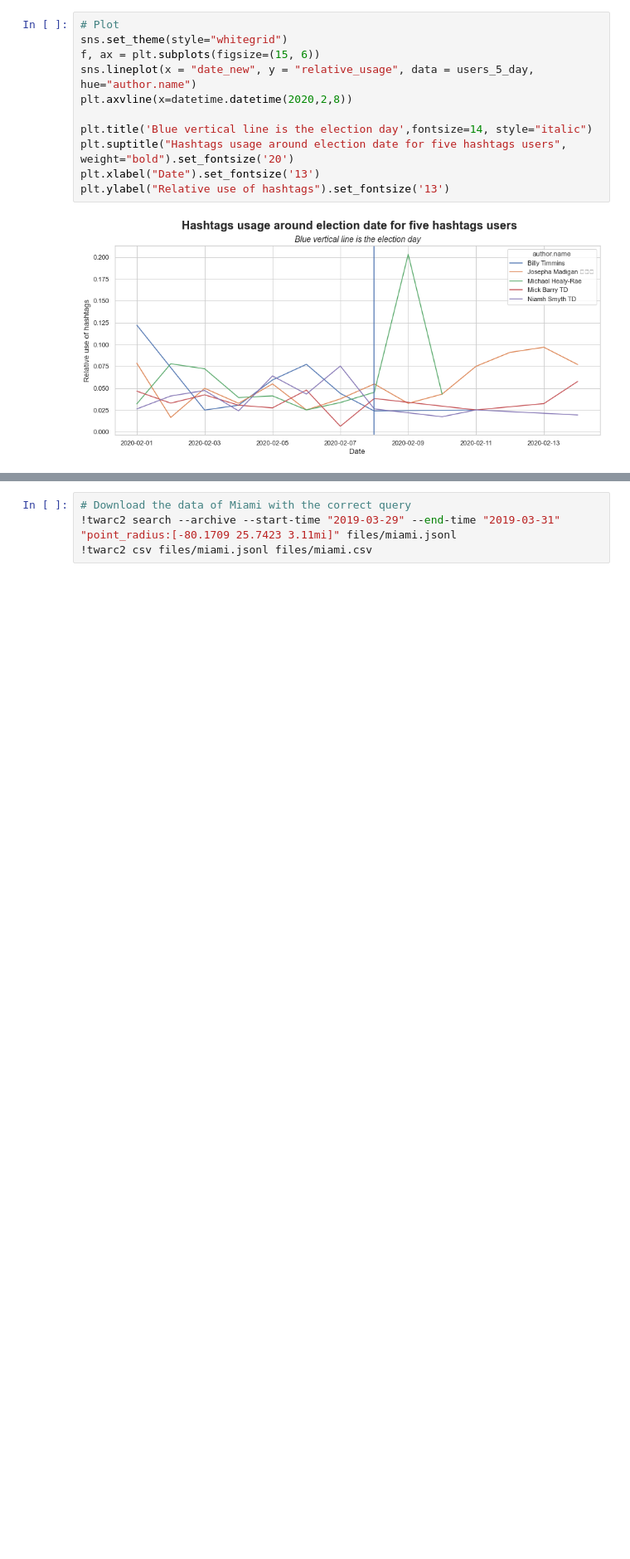
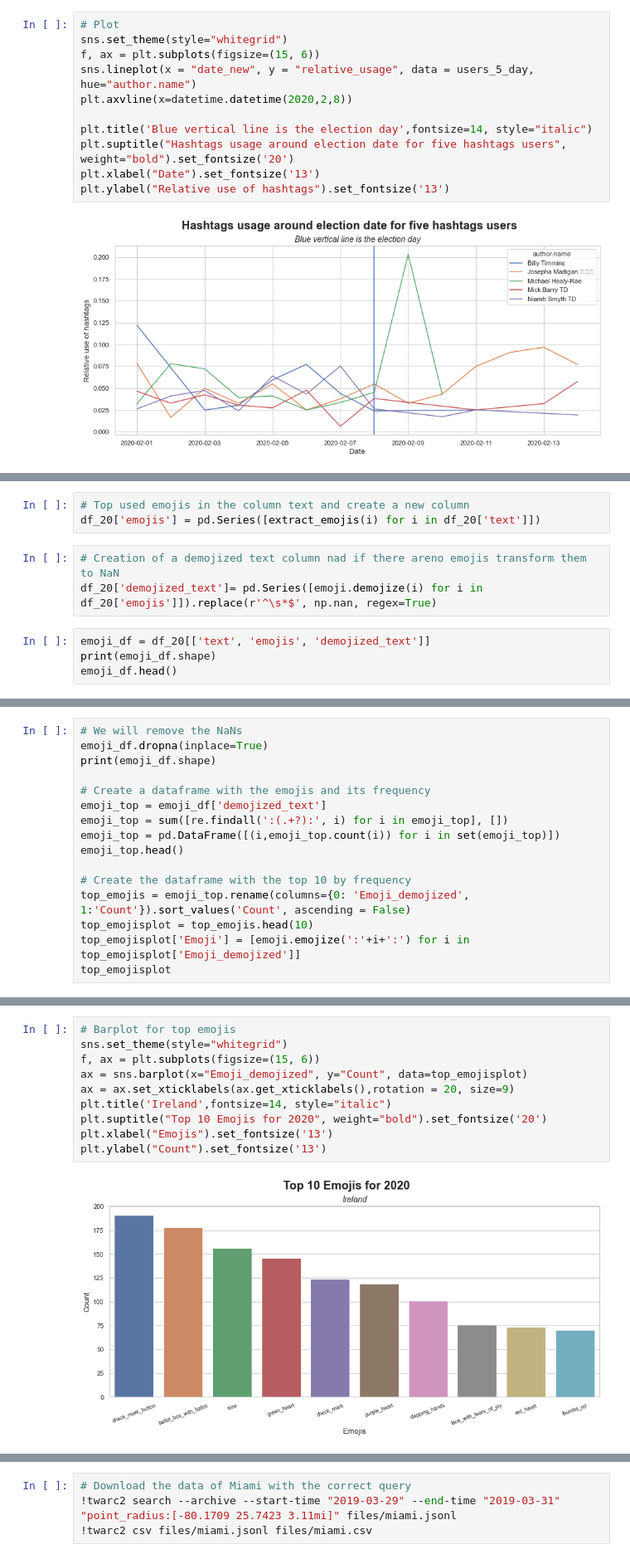
Before and after one commit to andresvBSE/TM-Twitter-PSET2, a Jupyter notebook: PST2.ipynb, the cells around one changed output, grey strips where cells are left out. Shown at 83% size. Saved outputs shown, nothing was run; the diff lists cells and outputs as text; blank space fills up the shorter version.

```diff
--- a/PST2.ipynb
+++ b/PST2.ipynb
@@ -178,0 +185,10 @@ Can you select the top used emojis in your data? Similarly, create a code that t
+# %%
+# Top used emojis in the column text and create a new column
+df_20['emojis'] = pd.Series([extract_emojis(i) for i in df_20['text']])
+# %%
+# Creation of a demojized text column nad if there areno emojis transform them to NaN
+df_20['demojized_text']= pd.Series([emoji.demojize(i) for i in df_20['emojis']]).replace(r'^\s*$', np.nan, regex=True)
+# %%
+emoji_df = df_20[['text', 'emojis', 'demojized_text']]
+print(emoji_df.shape)
+emoji_df.head()
@@ -178,0 +203,16 @@ Can you select the top used emojis in your data? Similarly, create a code that t
+# %%
+# We will remove the NaNs
+emoji_df.dropna(inplace=True)
+print(emoji_df.shape)
+
+# Create a dataframe with the emojis and its frequency
+emoji_top = emoji_df['demojized_text']
+emoji_top = sum([re.findall(':(.+?):', i) for i in emoji_top], [])
+emoji_top = pd.DataFrame([(i,emoji_top.count(i)) for i in set(emoji_top)])
+emoji_top.head()
+
+# Create the dataframe with the top 10 by frequency
+top_emojis = emoji_top.rename(columns={0: 'Emoji_demojized', 1:'Count'}).sort_values('Count', ascending = False)
+top_emojisplot = top_emojis.head(10)
+top_emojisplot['Emoji'] = [emoji.emojize(':'+i+':') for i in top_emojisplot['Emoji_demojized']]
+top_emojisplot
@@ -179 +232,13 @@ Can you select the top used emojis in your data? Similarly, create a code that t
+# %%
+# Barplot for top emojis
+sns.set_theme(style="whitegrid")
+f, ax = plt.subplots(figsize=(15, 6))
+ax = sns.barplot(x="Emoji_demojized", y="Count", data=top_emojisplot)
+ax = ax.set_xticklabels(ax.get_xticklabels(),rotation = 20, size=9)
+plt.title('Ireland',fontsize=14, style="italic")
+plt.suptitle("Top 10 Emojis for 2020", weight="bold").set_fontsize('20')
+plt.xlabel("Emojis").set_fontsize('13')
+plt.ylabel("Count").set_fontsize('13')
+# %% [output]
+[figure, added]
 # %% [markdown]
```
Also changed, not shown: parts of 15 cells of this notebook.
